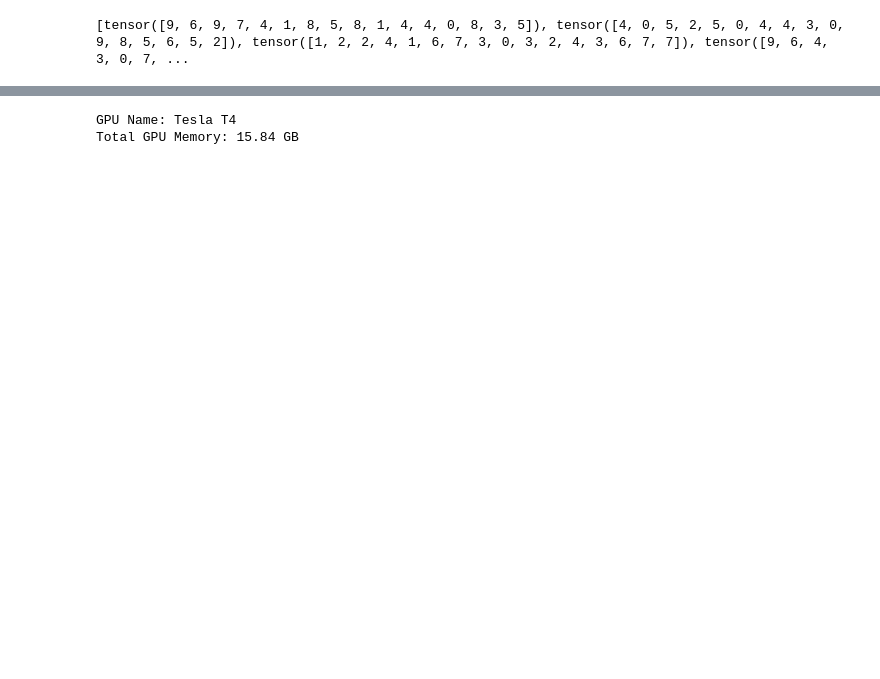
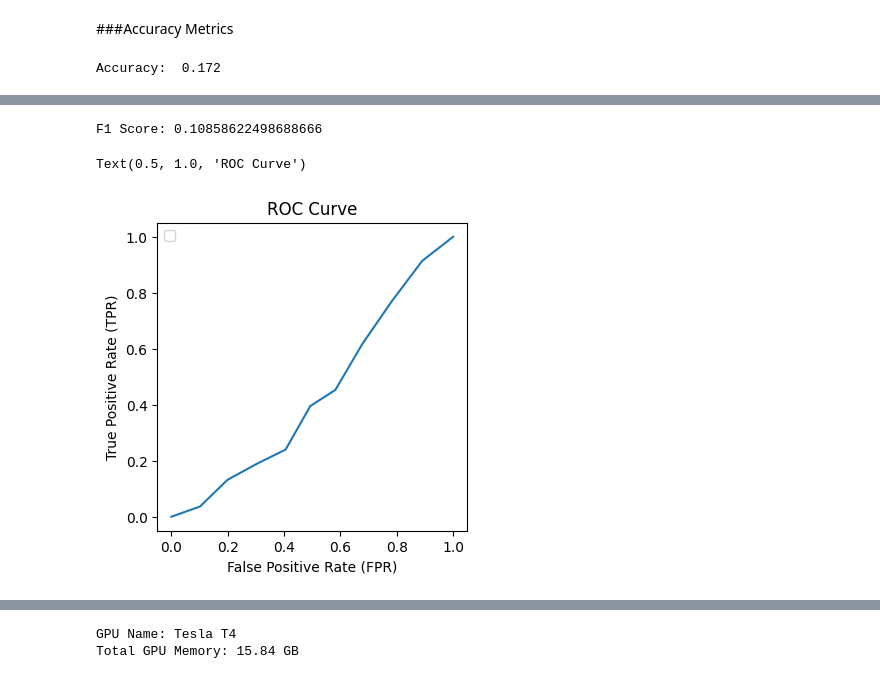
Before and after one commit to NiekYg/NMC_LoihiTest, a Jupyter notebook: gpu_implementation.ipynb, the cells around one changed output, grey strips where cells are left out. Drawn from its saved outputs; the diff is of its cells as text; code cells hidden in the pictures; blank space fills up the shorter version.

```diff
--- a/gpu_implementation.ipynb
+++ b/gpu_implementation.ipynb
@@ -136,0 +269,4 @@ class Network(torch.nn.Module):
+# %%
+# path to the data
+path = "/content/events_np/content/CIFAR/events_np"
+cifar_dataset = CIFARDataset(path, train=True, transform = augment)
@@ -265,2 +322,2 @@ test_ds = torchvision.datasets.DatasetFolder('/content/CIFAR/frames_number_10_sp
 # %%
-training_set, testing_validation_set = split_to_train_test_set(0.7, test_ds, 10)
+training_set, testing_validation_set = datasets.split_to_train_test_set(0.7, cifar_dataset, 10)
@@ -281,17 +343,12 @@ wakeup_time = end_time - start_time
 print(f"Wakeup time: {wakeup_time:.4f} seconds")
 
 optimizer = torch.optim.Adam(net.parameters(), lr=0.001)
-
-#PUT THEM BACK
-#training_set = train_dataset_loaded
-#testing_validation_set  = test_val_dataset_loaded
 subset_size = len(testing_validation_set)
 subset1_size = subset_size // 2
 subset2_size = subset_size - subset1_size
 
-# Use random_split to split the initial subset randomly
 val_set, testing_set = random_split(testing_validation_set, [subset1_size, subset2_size])
-train_loader = DataLoader(dataset=training_set, batch_size=16, shuffle=True)
-val_loader = DataLoader(dataset=val_set, batch_size=16, shuffle=True)
-test_loader  = DataLoader(dataset=testing_set , batch_size=16, shuffle=True)
+train_loader = DataLoader(dataset=training_set, batch_size=64, shuffle=True)
+val_loader = DataLoader(dataset=val_set, batch_size=64, shuffle=True)
+test_loader  = DataLoader(dataset=testing_set , batch_size=64, shuffle=True)
 # %% [output]
@@ -422,15 +532,10 @@ all_labels = []
 all_preds= []
 
 for i, (input, label) in enumerate(test_loader): # test loop
-    if np.shape(input.reshape(val_loader.batch_size, -1,10))[1] == 32768:
-        output = assistant.test(input.reshape(test_loader.batch_size, -1, 10), label)
+        output = assistant.test(input, label)
         pred = slayer.classifier.Rate.predict(output)
         all_labels.append(pred)
         all_preds.append(label)
-# %%
-print(all_preds)
-# %% [output]
-[tensor([9, 6, 9, 7, 4, 1, 8, 5, 8, 1, 4, 4, 0, 8, 3, 5]), tensor([4, 0, 5, 2, 5, 0, 4, 4, 3, 0, 9, 8, 5, 6, 5, 2]), tensor([1, 2, 2, 4, 1, 6, 7, 3, 0, 3, 2, 4, 3, 6, 7, 7]), tensor([9, 6, 4, 3, 0, 7, ...
 # %%
 def download_as_tensor(filename, list):
   flat_all_labels = []
@@ -443,6 +547,13 @@ def download_as_tensor(filename, list):
 # %%
 download_as_tensor('all_labels.pt', all_labels)
 download_as_tensor('all_preds.pt', all_preds)
+# %% [markdown]
+###Accuracy Metrics
+# %%
+from sklearn.metrics import accuracy_score
+print("Accuracy: ", accuracy_score(all_labels,all_preds))
+# %% [output]
+Accuracy:  0.172
 # %%
 from sklearn.metrics import confusion_matrix
 import numpy as np
@@ -464,7 +575,7 @@ for i in range(0,9):
   roc_tpr.append(tpr)
 
 plt.figure(figsize=(4, 4))
-plt.plot(np.average(roc_fpr, axis = 0), np.average(roc_tpr, axis = 0), label = 'decolle')
+plt.plot(np.average(roc_fpr, axis = 0), np.average(roc_tpr, axis = 0))
 
 plt.legend()
 
@@ -476,3 +587,6 @@ AttributeError: ignored
+F1 Score: 0.10858622498688666
+Text(0.5, 1.0, 'ROC Curve')
+[figure, added]
 # %%
 def get_AUC(y_true, preds):
   for j in range(0,9):
```
Also changed, not shown: parts of 67 cells of this notebook.
